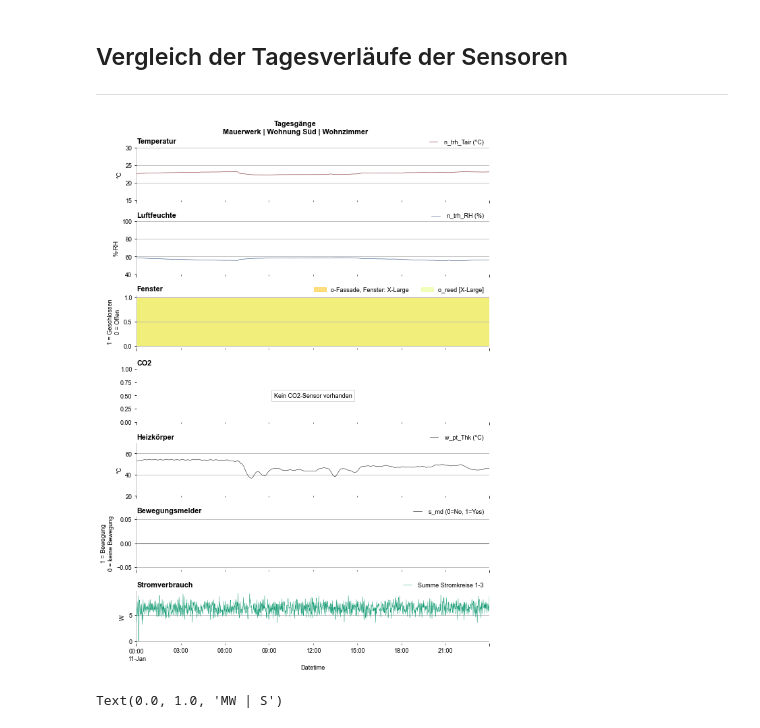
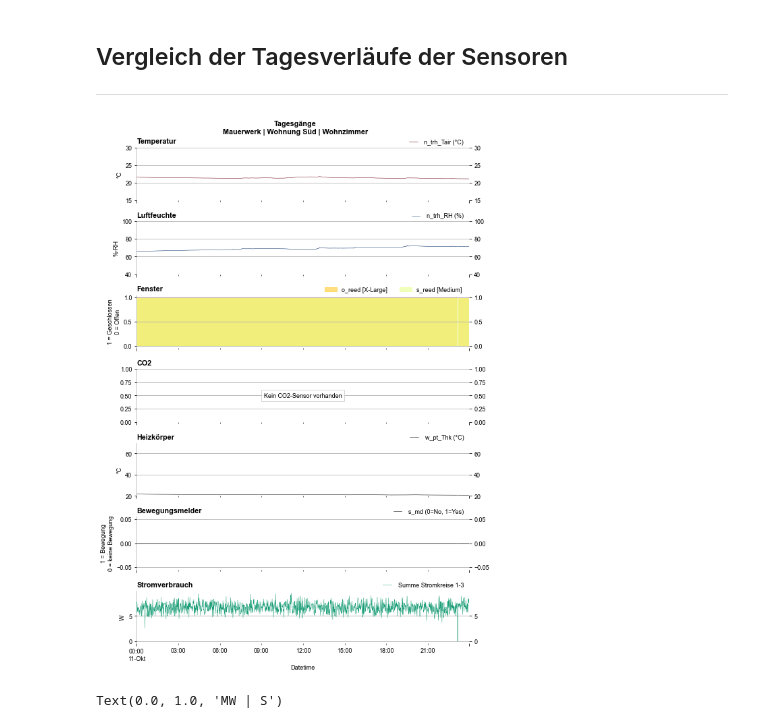
Before and after one commit to Ramonfi/eb-scripts, a Jupyter notebook: auswertung-nutzungsprofile.ipynb, the cells around one changed output. Drawn from its saved outputs; the diff is of its cells as text; code cells hidden in the pictures.

Commit message:
Style Update + new Database update

```diff
--- a/auswertung-nutzungsprofile.ipynb
+++ b/auswertung-nutzungsprofile.ipynb
@@ -3,7 +3,7 @@
 # %%
 import datetime as dt
 import os
-
+import re
 import src.project_definitions as eb
 
 import numpy as np
@@ -20,7 +20,7 @@ from matplotlib.backends.backend_pdf import PdfPages
 from src import style, graphs
 style.set_rc_eb_standard()
 
-### Import update_databases um die Datenbank täglich automatisch zu aktualisieren....
+### Import update_databases um die Datenbank zu aktualisieren wenn sie heute noch nicht aktualisiert wurde....
 #from src import update_databases
 
 import src.project_definitions as eb
@@ -35,8 +35,7 @@ import warnings
 warnings.filterwarnings('ignore')
 
 #### Messdaten Import
-IND = {bui: sr.load_tf_bui(bui,'1min') for bui in eb.buid}
+startdate = '2021-06-01'
+IND = {bui: sr.load_tf_bui(bui,'1min').loc[startdate:] for bui in eb.buid}
 #IND = pd.concat(IND,axis=1)
-
-##### USER INPUTS #####
-ex = False
+KOMPASS = {'n': 'Nord', 'o':'Ost', 's': 'Süd', 'w': 'West'}
@@ -50,7 +52,7 @@ app = 'S'       # 'N' = Nord, 'S' = Süd, 'O' = Ost
 
 room = 'WZ'     # 'WZ', 'SZ', 'F', 'K': Nord, Süd; 'B': Alle; 'SWK': nur Ost
 
-date = '2022-1-11'
+date = '2021-10-11'
 
 fig, axs = plt.subplots(7,1, figsize=style.din_a4, sharex=True)
 
@@ -131,34 +133,34 @@ except:
                 va = 'center',
                 transform=ax.transAxes,
                 bbox=style.eb_bbox,
                 )
     pass
 
 ax = axs[5]
 ax.set_title('Bewegungsmelder')
 try:
     IND[bui][app][room].loc[date].filter(like='_md ').plot(ax=ax,cmap='Greys_r')
     ax.legend(loc='center right',ncol=99,bbox_to_anchor=(1,1.1),frameon=False)
     ax.set_ylabel('1 = Bewegung\n0 = keine Bewegung')
 except:
     ax.text(0.5,0.5,'Kein Bewegungsmelder vorhanden',
                 style='normal',
                 ha = 'center',
                 va = 'center',
                 transform=ax.transAxes,
                 bbox=style.eb_bbox,
                 )
     pass
 
 ax = axs[6]
 IND[bui][app][''].loc[date].filter(like='(W)').sum(axis=1).plot(ax=ax,cmap='Dark2', label = 'Summe Stromkreise 1-3') #.sum(axis=1)
 ax.legend(loc='center right',ncol=99,bbox_to_anchor=(1,1.1),frameon=False)
 ax.set_title('Stromverbrauch')
 #ax.set_ylim(0, 2500)
 ax.set_ylabel('W')
 fig.tight_layout()
 # %% [output]
-[figure, old version]
+[figure, new version]
 # %%
 bui = 'MW'
 app = 'S'
```
Also changed, not shown: parts of 13 cells of this notebook, 6 other files.
